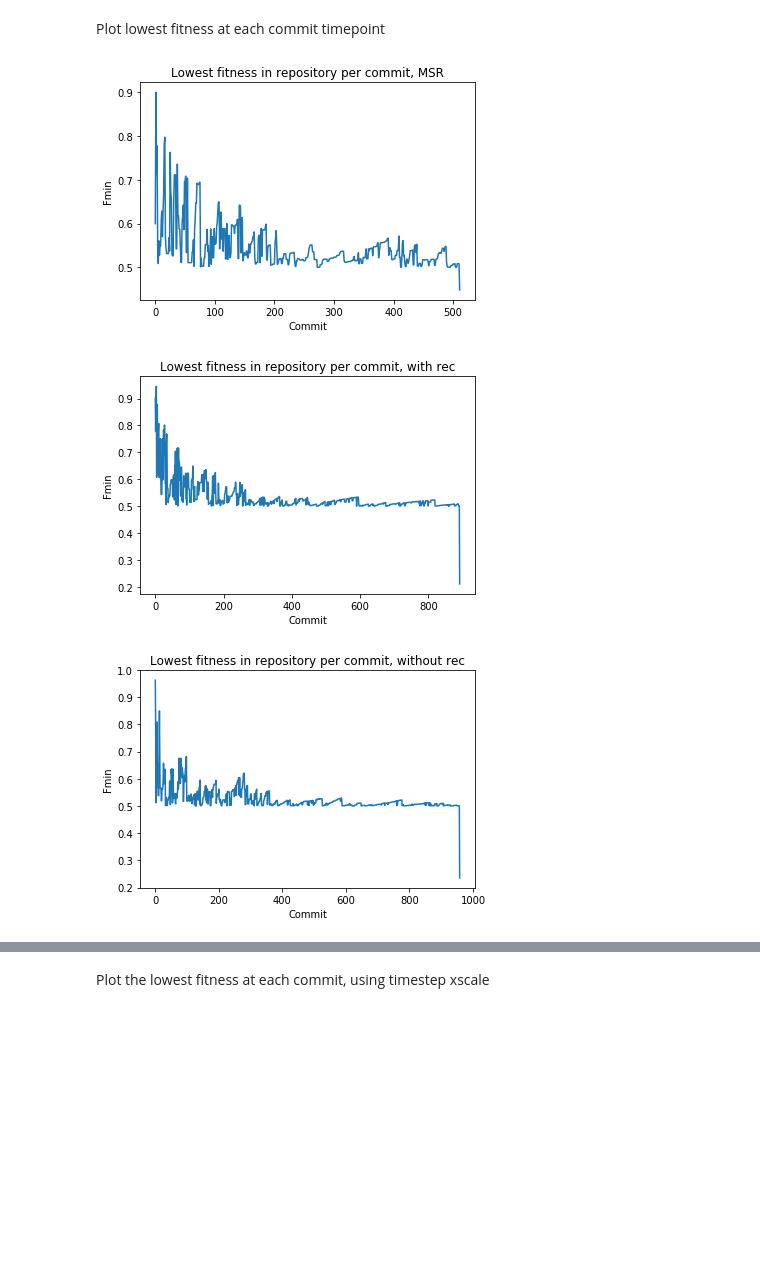
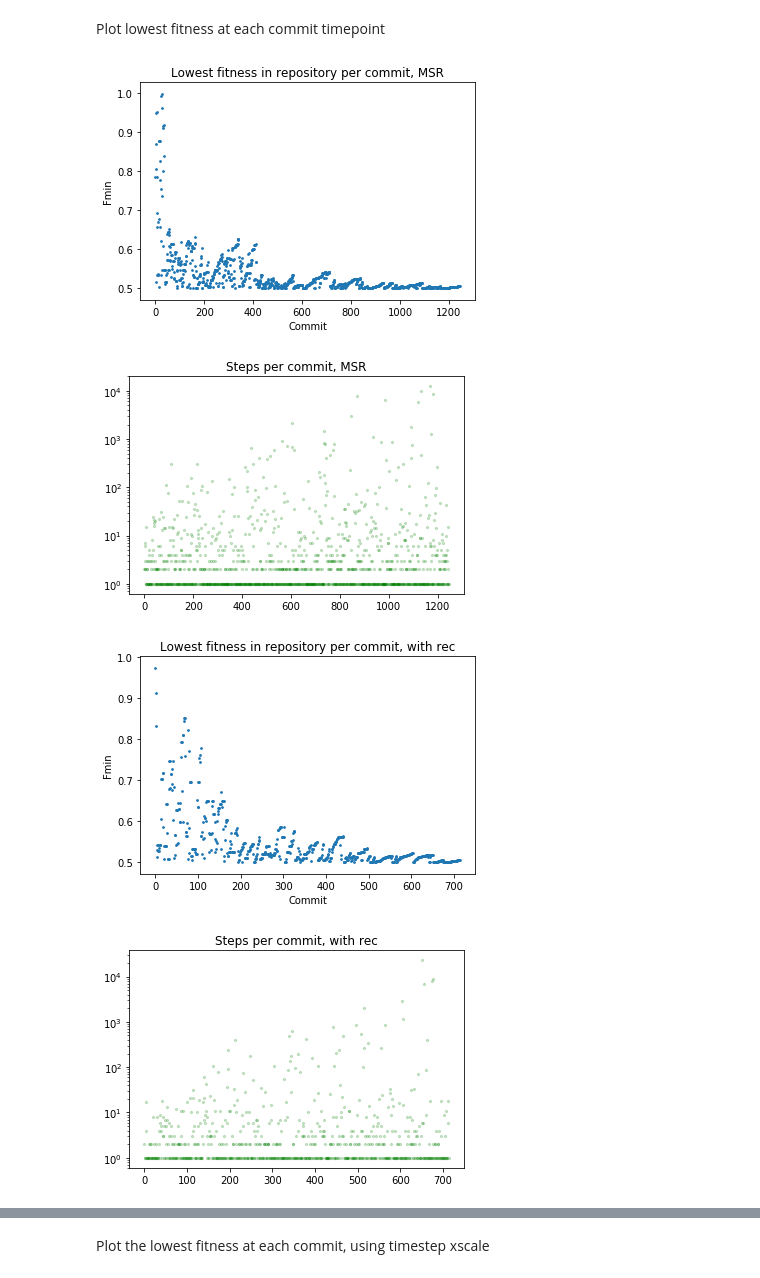
Before and after one commit to NatasjaWezel/Complex_Systems, a Jupyter notebook: Analysis/results_plots.ipynb, the cells around one changed output, grey strips where cells are left out. Drawn from its saved outputs; the diff is of its cells as text; code cells hidden in the pictures; blank space fills up the shorter version.

```diff
--- a/Analysis/results_plots.ipynb
+++ b/Analysis/results_plots.ipynb
@@ -4,7 +5,7 @@ import matplotlib.pyplot as plt
 # %% [markdown]
 Read data
 # %%
-def find_commits(data, f0, at_final=True):
+def find_commits(data, f0, at_final=False):
     """
     Returns a list with the timesteps where the fmin >= f0 and at the final timestep
     """
@@ -17,10 +32,15 @@ def find_commits(data, f0, at_final=True):
 # filename = 'result_0_19_20_53_34_withrec.csv'
 # data = pd.read_csv('../model/results/'+filename)
 
-data_MSR = pd.read_csv('mrs_result__19_20_24_40.csv')
-data_with = pd.read_csv('result_0_19_20_53_34_withrec.csv')
+data_MSR = pd.read_csv('mrs_result__20_11_57_45.csv')
+data_with = pd.read_csv('result_rec0_20_11_39_55_withrec.csv')
+data_mult = pd.read_csv('result_0_19_20_53_34_withmult.csv')
+
 data_without = pd.read_csv('result_0_19_21_16_10_withoutrec.csv')
 data_stats = pd.read_csv('result_0_19_21_42_44_addedstats.csv')
+
+datas = {'MSR':data_MSR, 'with rec':data_with, 'with mult':data_mult, 'without rec':data_without}
+colors = {'with rec':'orange', 'without rec':'red', 'with mult':'green', 'MSR':'blue'}
 # %% [markdown]
 Plot the lowest fitness per timestep
 # %%
@@ -37,5 +57,6 @@ def plot_fitness(data, name, f0=.5):
 # %%
 plot_fitness(data_MSR, 'MSR')
 plot_fitness(data_with, 'with rec')
+plot_fitness(data_mult, 'with mult')
 plot_fitness(data_without, 'without rec')
 # %% [output]
@@ -47,16 +69,38 @@ Plot lowest fitness at each commit timepoint
 # %%
 def plot_commits(data, name, f0=.5):
     commits = find_commits(data, f0)
-    plt.plot(range(len(commits)), data['fmin'].iloc[commits])
+    plt.scatter(range(len(commits)), data['fmin'].loc[commits], s=3)
     plt.title('Lowest fitness in repository per commit, '+name)
     plt.xlabel('Commit')
     plt.ylabel('Fmin')
     plt.show()
+
+def plot_commitsteps(data, name, log=True, f0=.5):
+    counter = 0
+    commits = find_commits(data, f0)
+    if len(commits)>0:
+        commitsteps = [commits[0]] + [commits[i]-commits[i-1] for i in range(1, len(commits))]
+        commitsteps = np.array(commitsteps)
+
+        plt.scatter(range(len(commitsteps)), commitsteps,label=name, s=5, alpha=.2, c='green')
+    if log:
+        plt.yscale('log')
+    plt.title('Steps per commit, '+name)
+    plt.show()
 # %%
 plot_commits(data_MSR, 'MSR')
+plot_commitsteps(data_MSR, 'MSR')
+
 plot_commits(data_with, 'with rec')
+plot_commitsteps(data_with, 'with rec')
+
+plot_commits(data_mult, 'with mult')
+plot_commitsteps(data_mult, 'with mult', log=False)
+
 plot_commits(data_without, 'without rec')
+plot_commitsteps(data_without, 'without rec', log=False)
 # %% [output]
-[figure, old version]
+[figure, new version]
-[figure, old version]
+[figure, new version]
-[figure, old version]
+[figure, new version]
+[figure, added]
```
Also changed, not shown: parts of 20 cells of this notebook, 6 other files.
